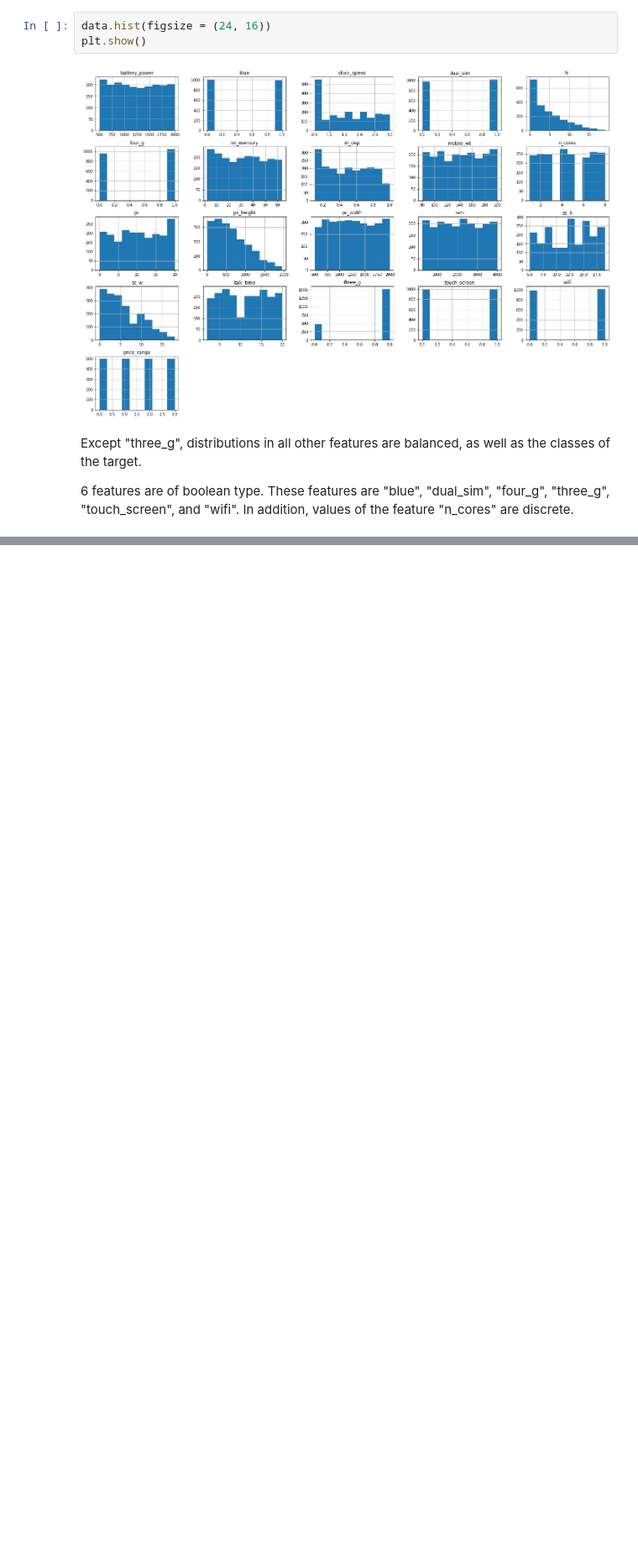
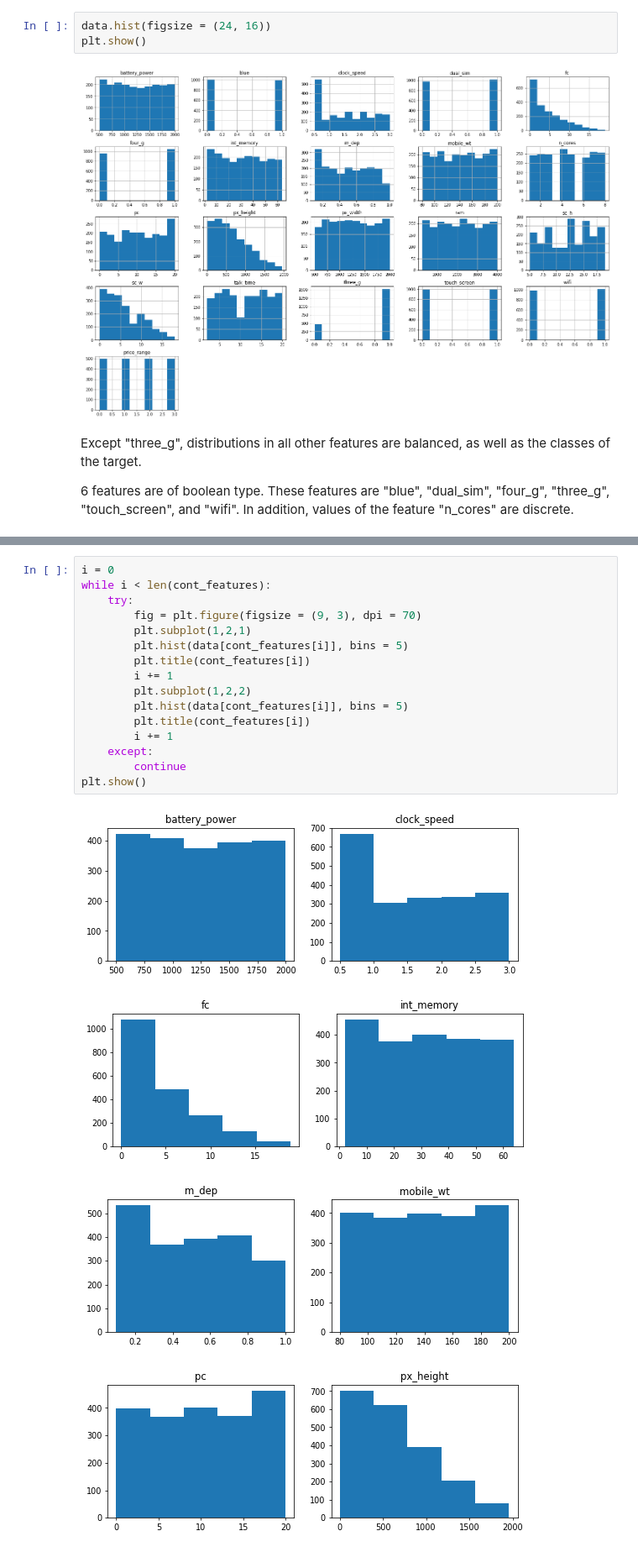
Before and after one commit to thebabycode/ML, a Jupyter notebook: ML_Data_Visualisation.ipynb, the cells around one changed output, grey strips where cells are left out. Shown at 84% size. Cells and saved outputs as stored; diff of their text form; blank space fills up the shorter version.

```diff
--- a/ML_Data_Visualisation.ipynb
+++ b/ML_Data_Visualisation.ipynb
@@ -125,0 +158,21 @@ Except "three_g", distributions in all other features are balanced, as well as t
+# %%
+i = 0
+while i < len(cont_features):
+    try:
+        fig = plt.figure(figsize = (9, 3), dpi = 70)
+        plt.subplot(1,2,1)
+        plt.hist(data[cont_features[i]], bins = 5)
+        plt.title(cont_features[i])
+        i += 1
+        plt.subplot(1,2,2)
+        plt.hist(data[cont_features[i]], bins = 5)
+        plt.title(cont_features[i])
+        i += 1
+    except:
+        continue
+plt.show()
+# %% [output]
+[figure, added]
+[figure, added]
+[figure, added]
+[figure, added]
```
Also changed, not shown: parts of 7 cells of this notebook.
